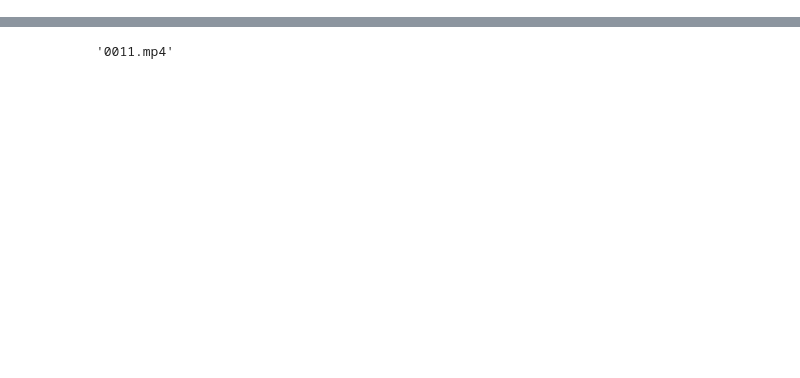
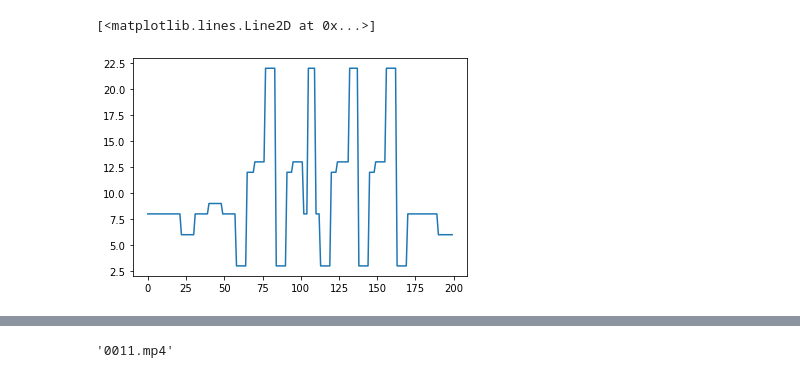
Before and after one commit to ysterin/deep_cluster, a Jupyter notebook: autoencoder KMeans.ipynb, the cells around one changed output, grey strips where cells are left out. Saved outputs shown, nothing was run; the diff lists cells and outputs as text; code cells hidden in the pictures; blank space fills up the shorter version.

```diff
--- a/autoencoder KMeans.ipynb
+++ b/autoencoder KMeans.ipynb
@@ -192,0 +298,5 @@ segment_dict = dict(zip(landmark_files,
+# %%
+lbls = labels_dict[landmark_files[6]]
+# %% [output]
+[<matplotlib.lines.Line2D at 0x...>]
+[figure, added]
```
Also changed, not shown: parts of 13 cells of this notebook.
